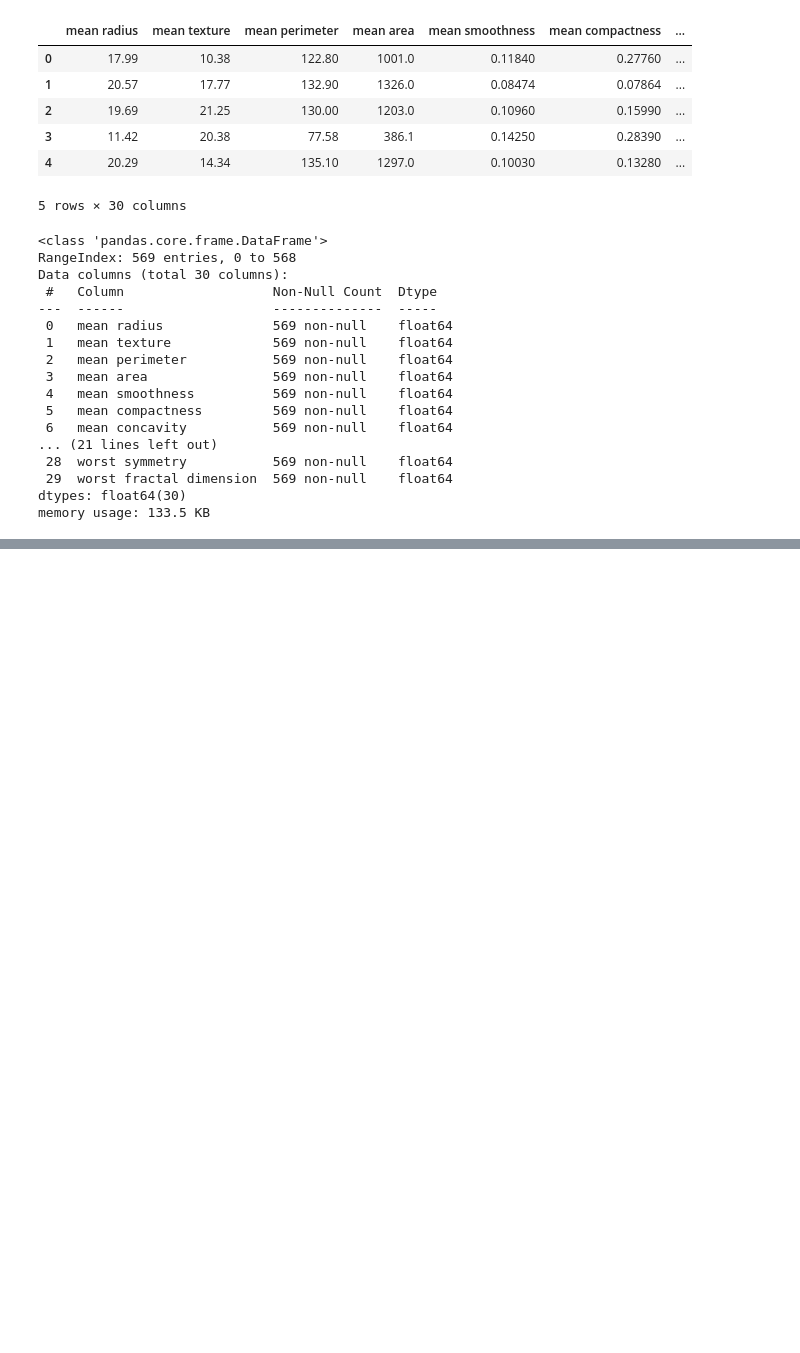
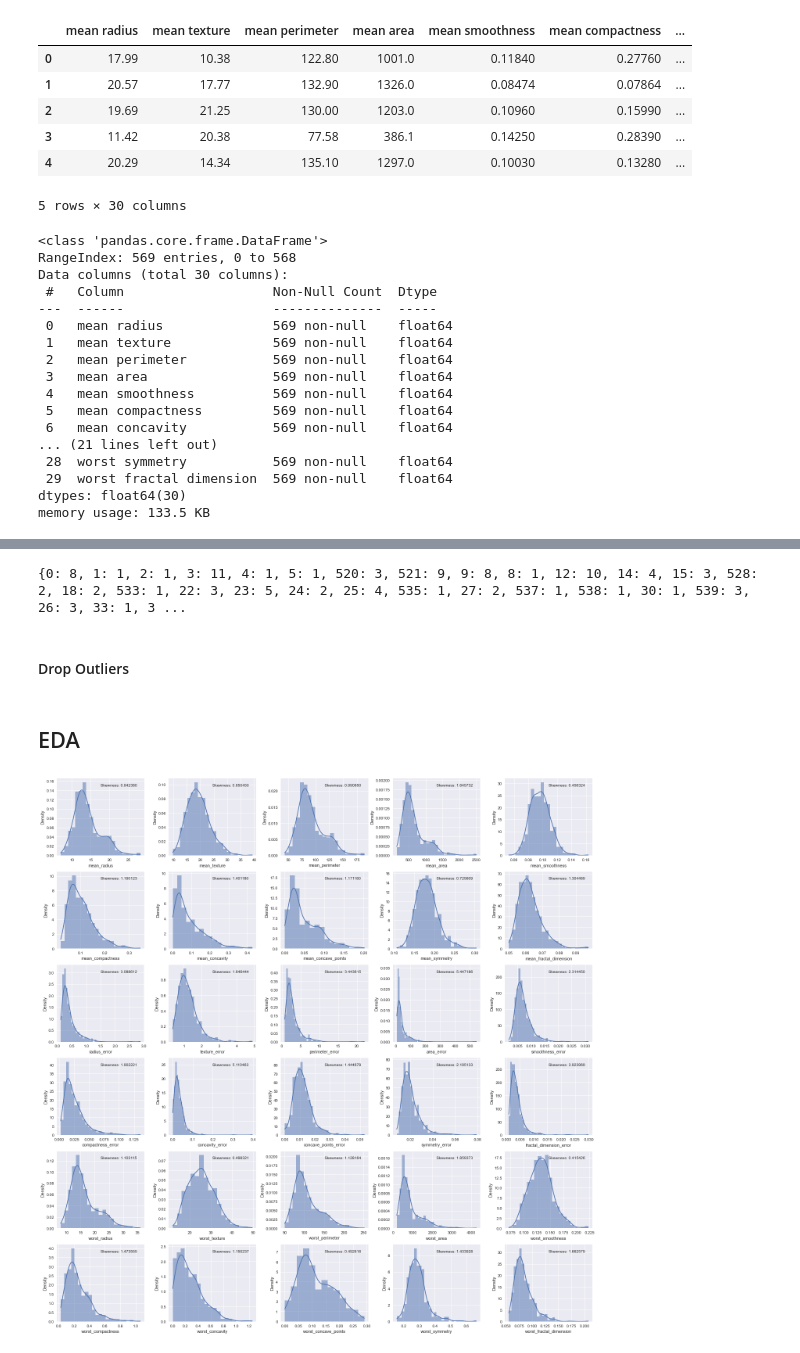
Before and after one commit to edutjie/Machine-Learning-Indonesia.AI, a Jupyter notebook: 8. Final Project/breastcancer_classifier.ipynb, the cells around one changed output, grey strips where cells are left out. Drawn from its saved outputs; the diff is of its cells as text; code cells hidden in the pictures; blank space fills up the shorter version.

```diff
--- a/8. Final Project/breastcancer_classifier.ipynb
+++ b/8. Final Project/breastcancer_classifier.ipynb
@@ -95,0 +218,11 @@ Index(['id', 'diagnosis', 'radius_mean', 'texture_mean', 'perimeter_mean',
+# %%
+outliers_index = []
+for col in num_cols:
+    q1 = df[col].quantile(0.25)
+    q3 = df[col].quantile(0.75)
+    iqr = q3 - q1
+    outliers = df[(df[col] < q1 - (1.5 * iqr)) | (df[col] > q3 + (1.5 * iqr))]
+    outliers_index.extend(outliers.index.to_list())
+    outliers_percentage = (len(outliers.index.to_list()) / len(df)) * 100
+    if outliers_percentage > 0:
+        print(f"{col} Outliers Percentage: {round(outliers_percentage, 2)}%")
@@ -95,0 +247,27 @@ Index(['id', 'diagnosis', 'radius_mean', 'texture_mean', 'perimeter_mean',
+# %%
+outliers_counter = {i: outliers_index.count(i) for i in set(outliers_index)}
+print(outliers_counter)
+# %% [output]
+{0: 8, 1: 1, 2: 1, 3: 11, 4: 1, 5: 1, 520: 3, 521: 9, 9: 8, 8: 1, 12: 10, 14: 4, 15: 3, 528: 2, 18: 2, 533: 1, 22: 3, 23: 5, 24: 2, 25: 4, 535: 1, 27: 2, 537: 1, 538: 1, 30: 1, 539: 3, 26: 3, 33: 1, 3 ...
+# %% [markdown]
+#### Drop Outliers
+# %%
+print("Shape before dropping outliers:", df.shape)
+df.drop([i for i, count in outliers_counter.items() if count > 2], axis=0, inplace=True)
+print("Shape after dropping outliers:", df.shape)
+# %% [markdown]
+## EDA
+# %%
+fig, axes = plt.subplots(6, 5, figsize=(20, 20))
+
+for i, col in enumerate(num_cols):
+    sns.histplot(x=col, data=df, ax=axes[i//5, i%5], kde=True, stat="density", linewidth=0)
+    axes[i // 5, i % 5].text(
+        x=0.5,
+        y=0.9,
+        transform=axes[i // 5, i % 5].transAxes,
+        s="Skewness: %f" % df.iloc[:, i].skew(),
+    )
+plt.tight_layout()
+# %% [output]
+[figure, added]
```
Also changed, not shown: parts of 24 cells of this notebook, 7 other files.
